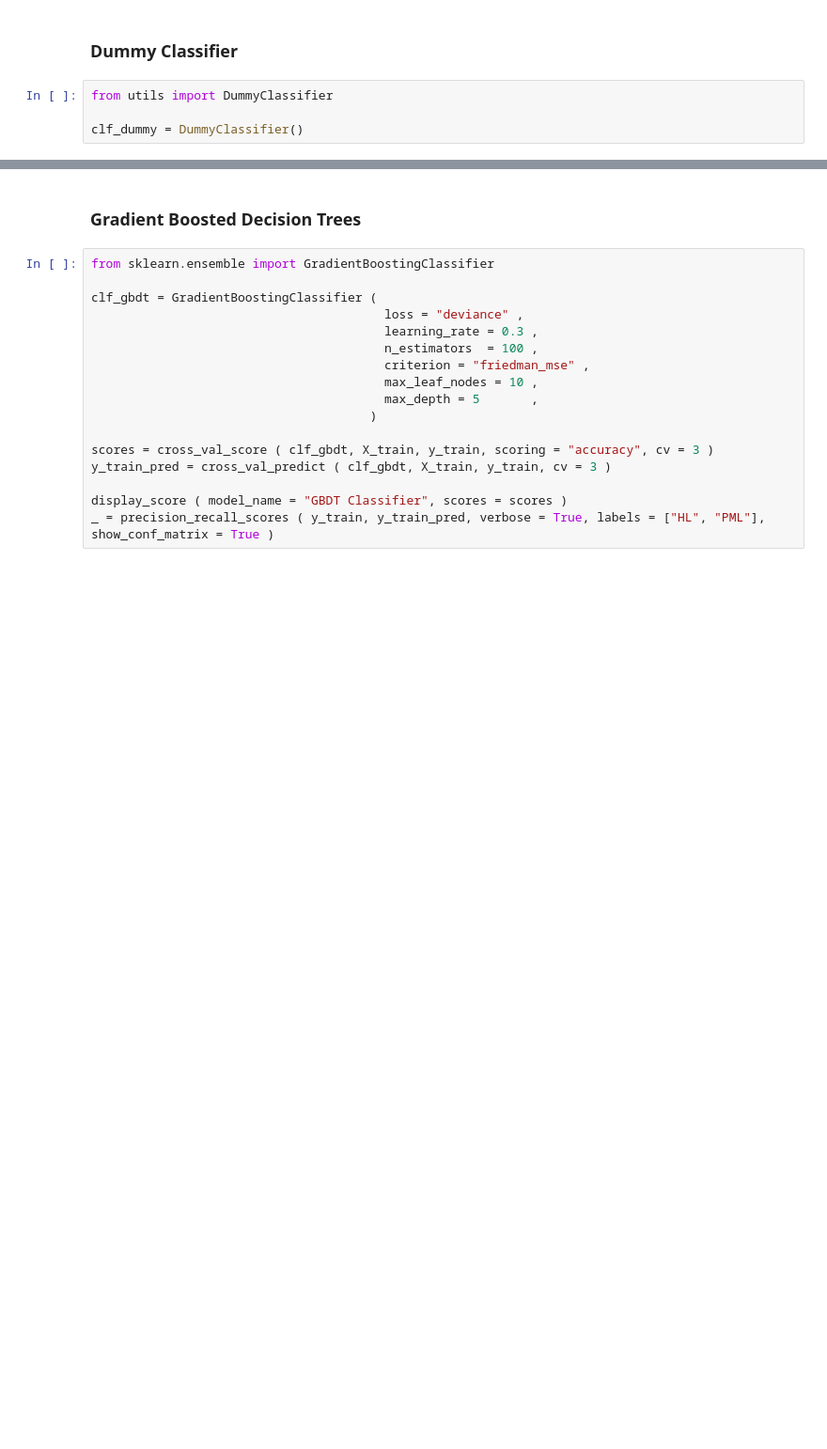
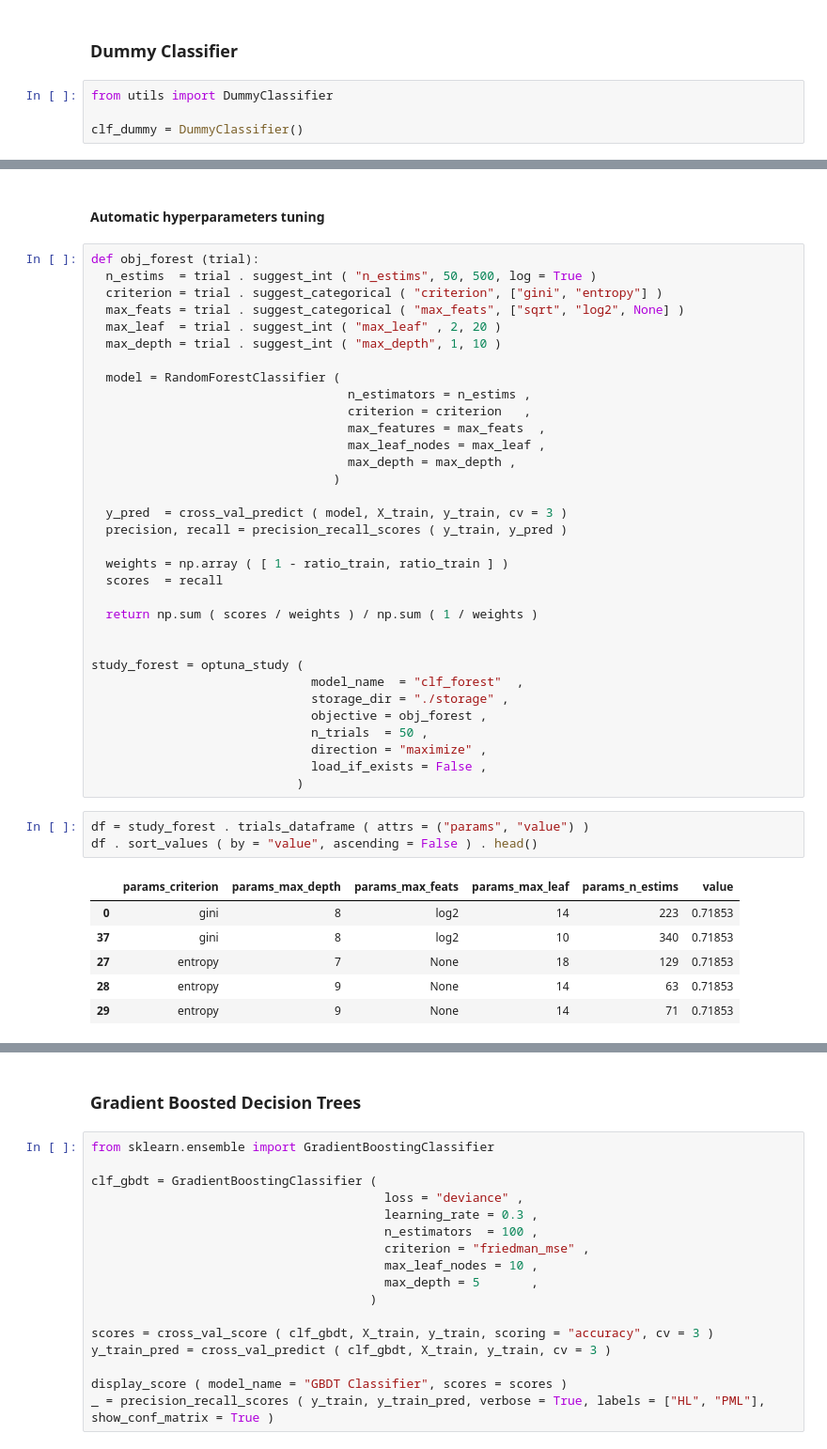
Before and after one commit to harel-coffee/mediastinal-lymphoma-classification-auto, a Jupyter notebook: binary_classification.ipynb, the cells around one changed output, grey strips where cells are left out. Shown at 94% size. Saved outputs shown, nothing was run; the diff lists cells and outputs as text; blank space fills up the shorter version.

```diff
--- a/binary_classification.ipynb
+++ b/binary_classification.ipynb
@@ -188,0 +256,45 @@ _ = precision_recall_scores ( y_train, y_train_pred, verbose = True, labels = ["
+# %% [markdown]
+#### Automatic hyperparameters tuning
+# %%
+def obj_forest (trial):
+  n_estims  = trial . suggest_int ( "n_estims", 50, 500, log = True )
+  criterion = trial . suggest_categorical ( "criterion", ["gini", "entropy"] )
+  max_feats = trial . suggest_categorical ( "max_feats", ["sqrt", "log2", None] )
+  max_leaf  = trial . suggest_int ( "max_leaf" , 2, 20 )
+  max_depth = trial . suggest_int ( "max_depth", 1, 10 )
+
+  model = RandomForestClassifier (
+                                   n_estimators = n_estims ,
+                                   criterion = criterion   ,
+                                   max_features = max_feats  ,
+                                   max_leaf_nodes = max_leaf ,
+                                   max_depth = max_depth ,
+                                 )
+
+  y_pred  = cross_val_predict ( model, X_train, y_train, cv = 3 )
+  precision, recall = precision_recall_scores ( y_train, y_pred )
+
+  weights = np.array ( [ 1 - ratio_train, ratio_train ] )
+  scores  = recall
+
+  return np.sum ( scores / weights ) / np.sum ( 1 / weights )
+
+
+study_forest = optuna_study (
+                              model_name  = "clf_forest"  ,
+                              storage_dir = "./storage" ,
+                              objective = obj_forest ,
+                              n_trials  = 50 ,
+                              direction = "maximize" ,
+                              load_if_exists = False ,
+                            )
+# %%
+df = study_forest . trials_dataframe ( attrs = ("params", "value") )
+df . sort_values ( by = "value", ascending = False ) . head()
+# %% [output]
+|  | params_criterion | params_max_depth | params_max_feats | params_max_leaf | params_n_estims | value |
+| 0 | gini | 8 | log2 | 14 | 223 | 0.71853 |
+| 37 | gini | 8 | log2 | 10 | 340 | 0.71853 |
+| 27 | entropy | 7 | None | 18 | 129 | 0.71853 |
+| 28 | entropy | 9 | None | 14 | 63 | 0.71853 |
+| 29 | entropy | 9 | None | 14 | 71 | 0.71853 |
```
Also changed, not shown: parts of 10 cells of this notebook.
